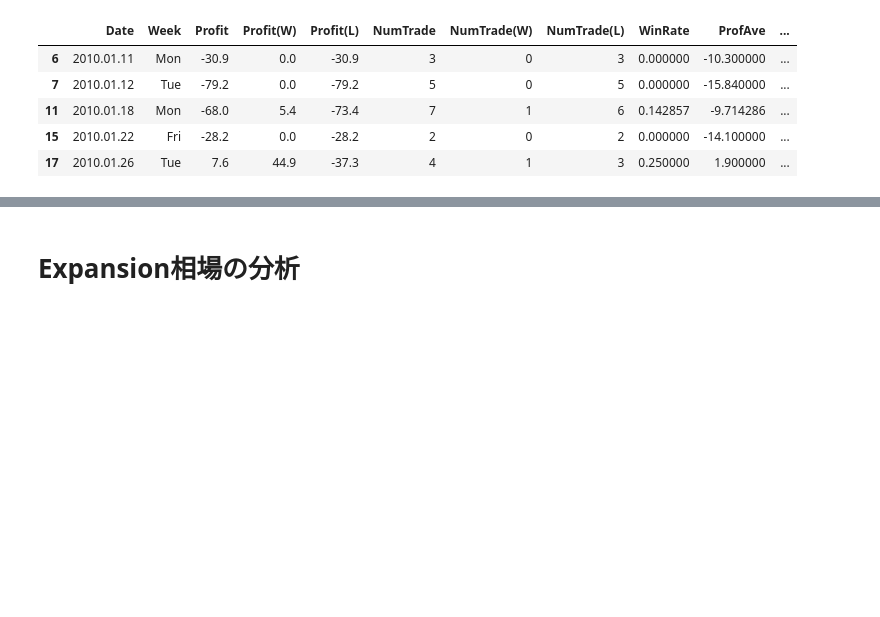
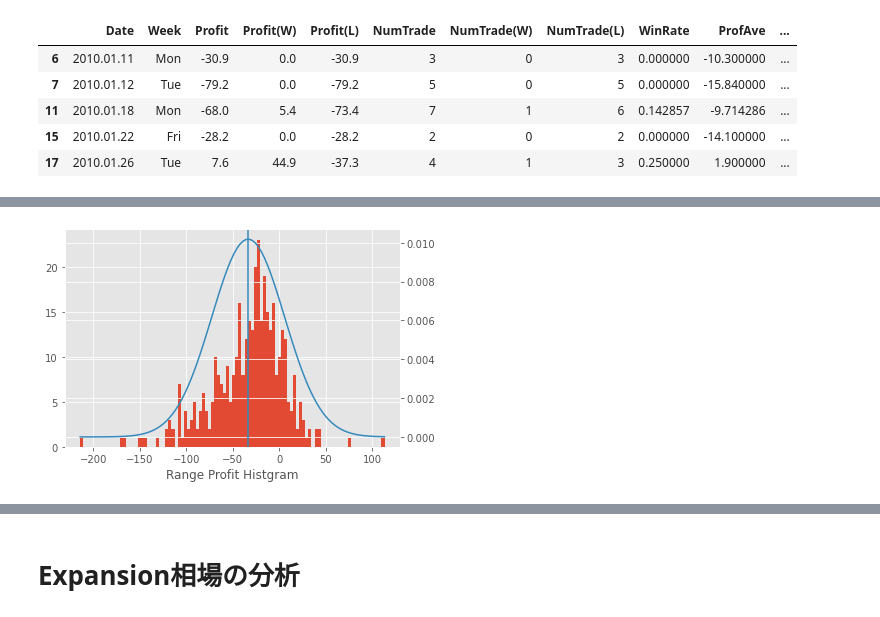
Before and after one commit to Jhosua-a/FXAnalysisData, a Jupyter notebook: MixBollinger.ipynb, the cells around one changed output, grey strips where cells are left out. Drawn from its saved outputs; the diff is of its cells as text; code cells hidden in the pictures; blank space fills up the shorter version.

Commit message:
create graph

```diff
--- a/MixBollinger.ipynb
+++ b/MixBollinger.ipynb
@@ -99,7 +101,7 @@ for i in range(days_num):
     tradeNum_sum = 0
     tradeNum_win = 0
     tradeNum_lose = 0
-    profit_max = -999.0
+    profit_max = -100
     tradeNum_max = 99999
     for tnum in range(0,len(EURUSD)):
         tradeOpen = dt.strptime(EURUSD.at[tnum,'Date']+ " "+ EURUSD.at[tnum,'OpenTime'],'%Y.%m.%d %H:%M')
@@ -305,0 +279,23 @@ dtype: object
+# %%
+fig = plt.figure()
+plt.style.use('ggplot')
+
+ax = fig.add_subplot(111)
+ax2 = ax.twinx()
+
+ax.hist(DFAnalysdata_range['Profit'], bins=100, rwidth=1, )
+ax.set_xlabel('Range Profit Histgram')
+
+mu, sigma = DFAnalysdata_range['Profit'].mean(), DFAnalysdata_range['Profit'].std()
+
+x = np.linspace(DFAnalysdata_range['Profit'].min(),DFAnalysdata_range['Profit'].max(),100)
+y = 1 / (sigma * np.sqrt(2 * np.pi)) * np.exp(- (x - mu)**2 / (2 * sigma**2))
+
+ax2.plot(x,y, 'C1')
+
+muline = list(range(40))
+plt.axvline(x=mu, ymin=0, ymax=1, color= 'C1')
+
+plt.show()
+# %% [output]
+[figure, added]
```
Also changed, not shown: parts of 16 cells of this notebook.
